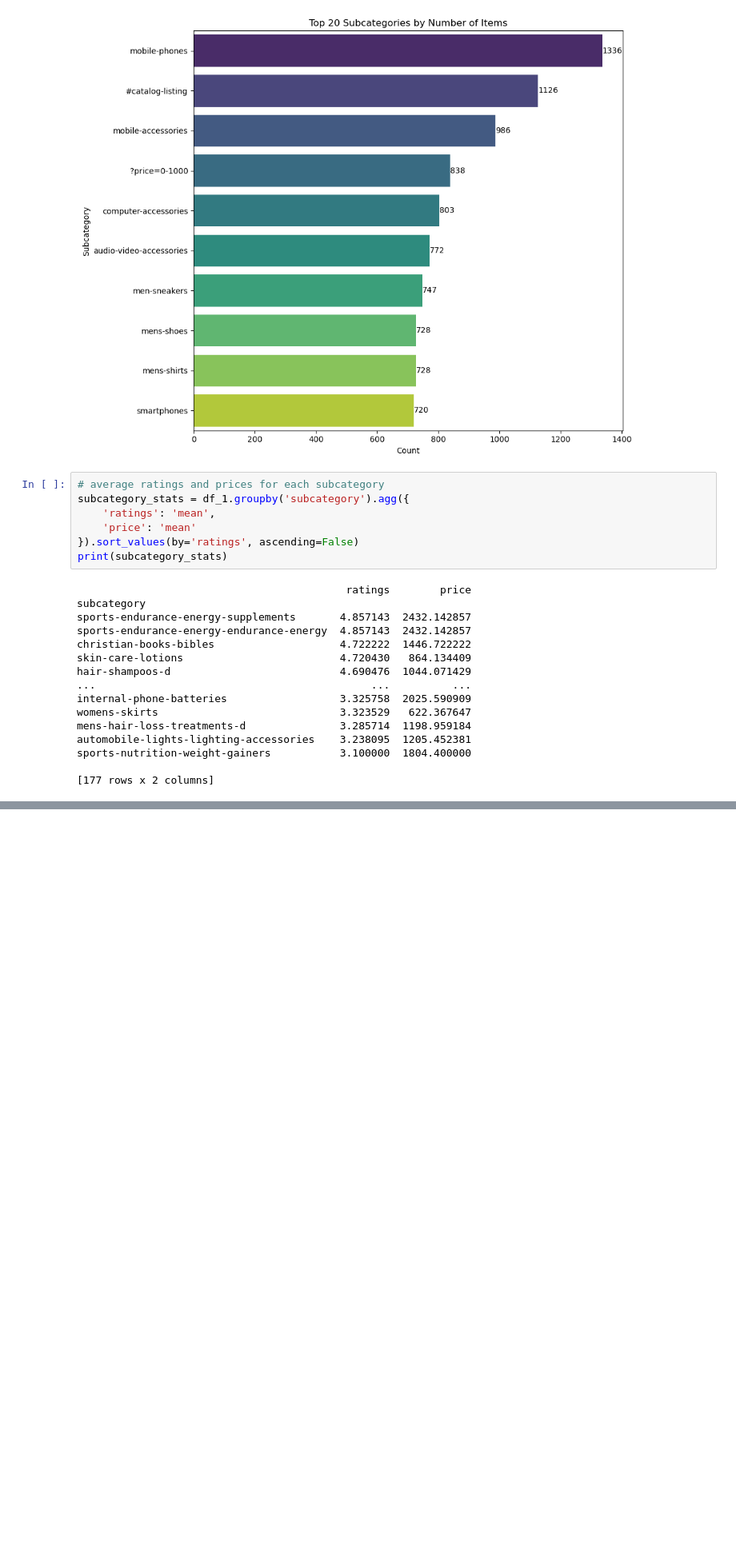
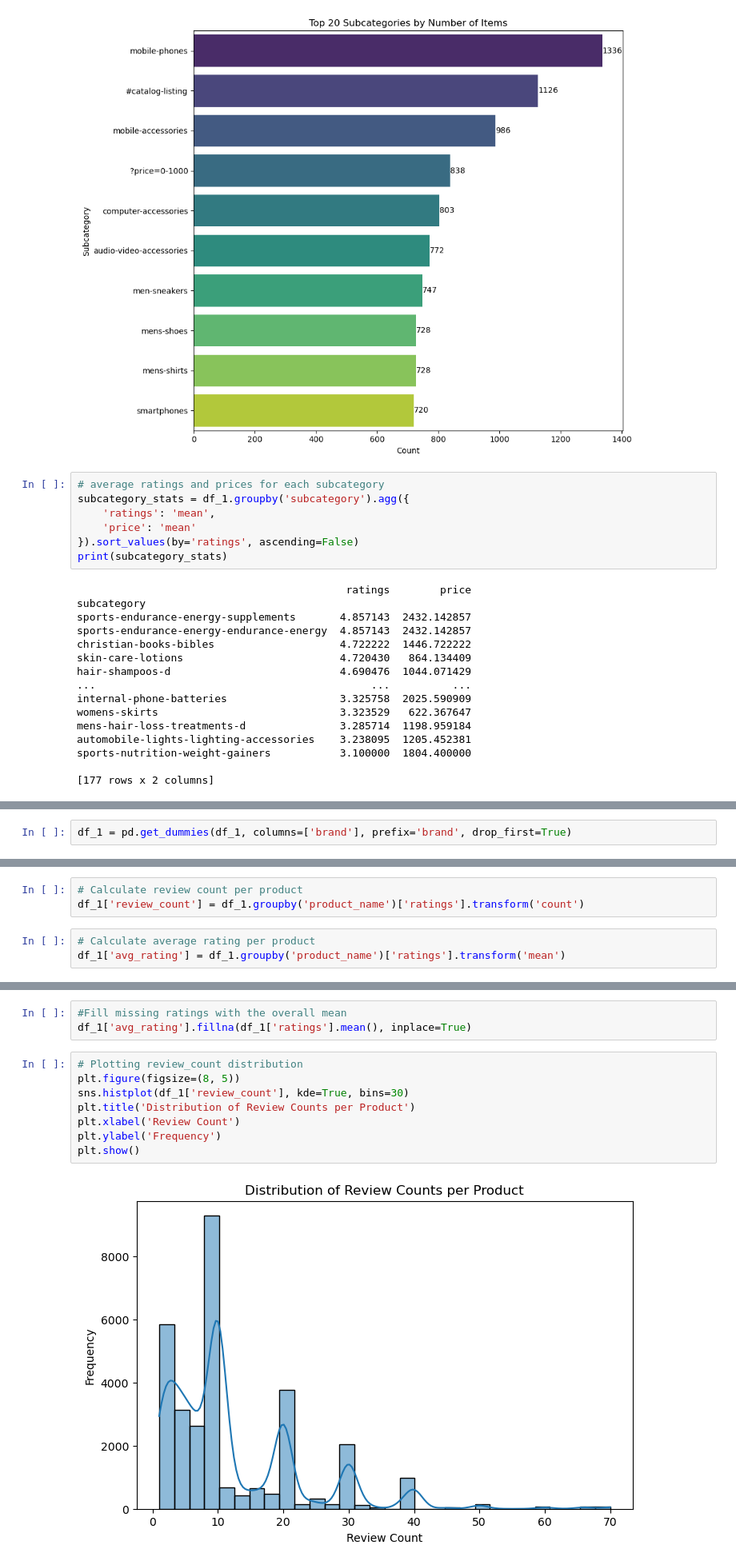
Before and after one commit to joakimTI/JUMIA-PRODUCTS-RECOMMENDATION-AND-PRODUCT-REVIEW-SYSTEM, a Jupyter notebook: index.ipynb, the cells around one changed output, grey strips where cells are left out. Shown at 80% size. Drawn from its saved outputs; the diff is of its cells as text; blank space fills up the shorter version.

```diff
--- a/index.ipynb
+++ b/index.ipynb
@@ -754,3 +762,5 @@ df_1 = pd.concat([df_1.drop(columns=columns_to_encode), encoded_df], axis=1)
+# %%
+df_1 = pd.get_dummies(df_1, columns=['brand'], prefix='brand', drop_first=True)
 # %%
 df_1.head()
 # %% [output]
@@ -763,0 +776,6 @@ df_1.head()
+# %%
+# Calculate review count per product
+df_1['review_count'] = df_1.groupby('product_name')['ratings'].transform('count')
+# %%
+# Calculate average rating per product
+df_1['avg_rating'] = df_1.groupby('product_name')['ratings'].transform('mean')
@@ -763,0 +797,13 @@ df_1.head()
+# %%
+#Fill missing ratings with the overall mean
+df_1['avg_rating'].fillna(df_1['ratings'].mean(), inplace=True)
+# %%
+# Plotting review_count distribution
+plt.figure(figsize=(8, 5))
+sns.histplot(df_1['review_count'], kde=True, bins=30)
+plt.title('Distribution of Review Counts per Product')
+plt.xlabel('Review Count')
+plt.ylabel('Frequency')
+plt.show()
+# %% [output]
+[figure, added]
```
Also changed, not shown: parts of 46 cells of this notebook.
